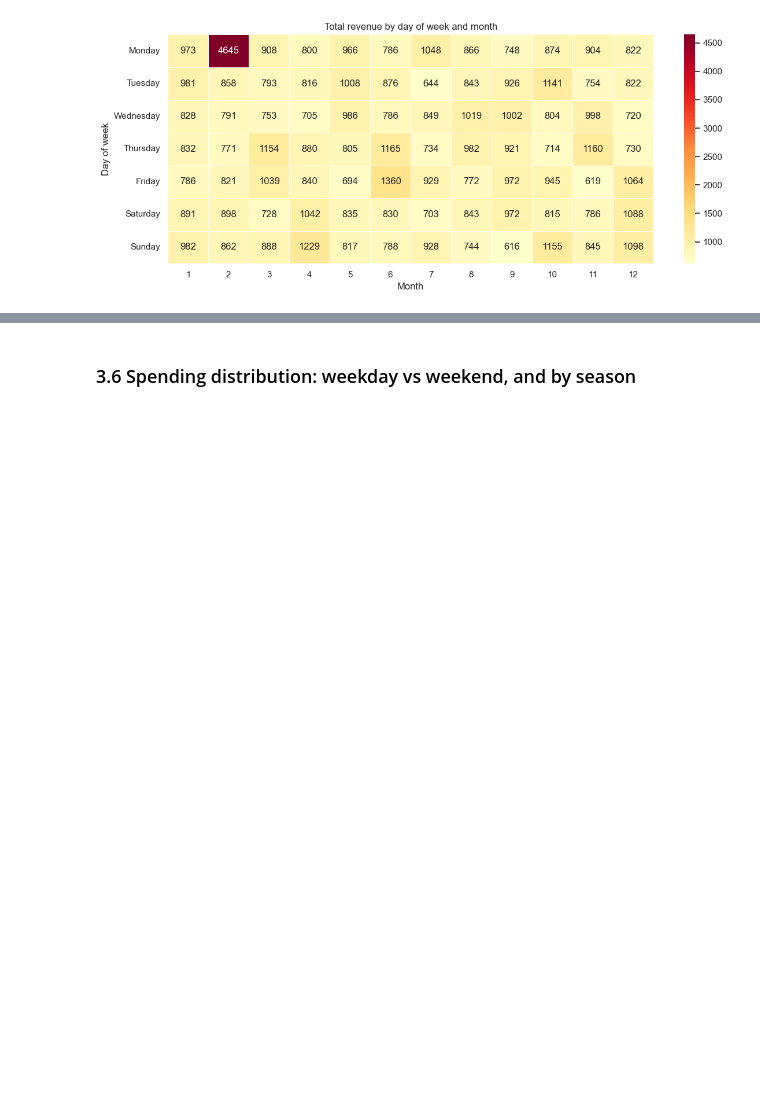
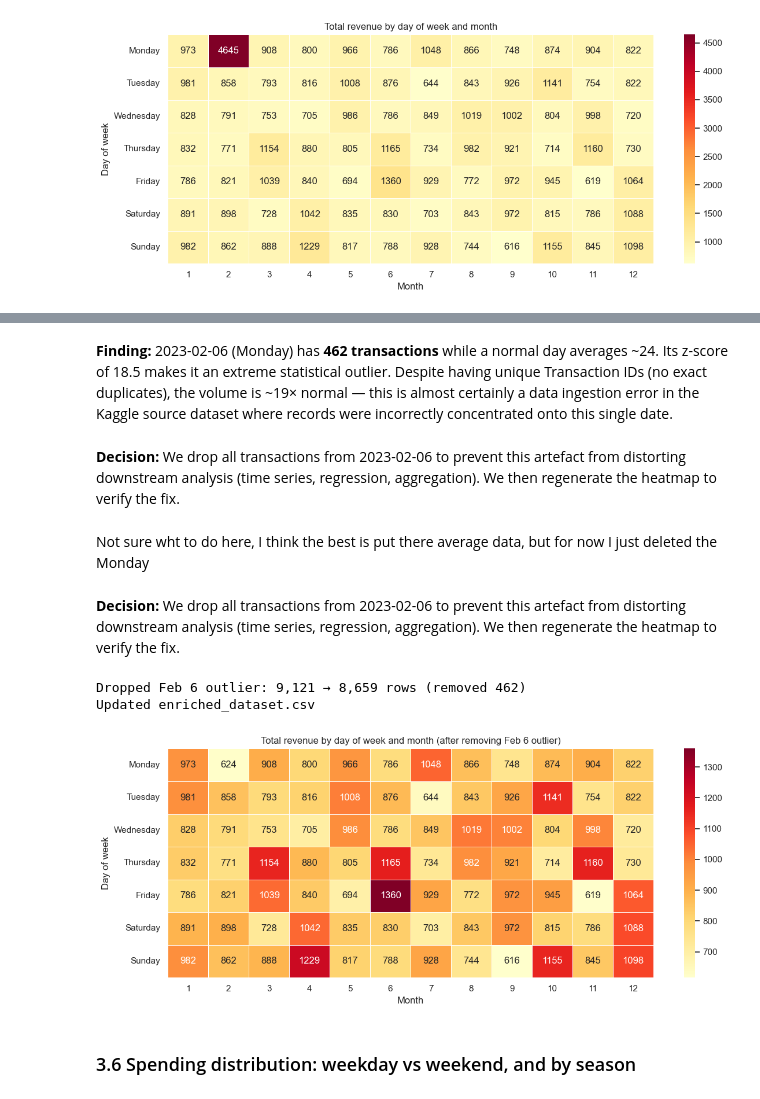
Before and after one commit to Jaskabraska/semestral_work_DD, a Jupyter notebook: semestral_project.ipynb, the cells around one changed output, grey strips where cells are left out. Drawn from its saved outputs; the diff is of its cells as text; code cells hidden in the pictures; blank space fills up the shorter version.

```diff
--- a/semestral_project.ipynb
+++ b/semestral_project.ipynb
@@ -545,3 +587,39 @@ plt.show()
+# %% [markdown]
+**Finding:** 2023-02-06 (Monday) has **462 transactions** while a normal day averages ~24. Its z-score of 18.5 makes it an extreme statistical outlier. Despite having unique Transaction IDs (no exact duplicates), the volume is ~19× normal — this is almost certainly a data ingestion error in the Kaggle source dataset where records were incorrectly concentrated onto this single date.
+# %% [markdown]
+**Decision:** We drop all transactions from 2023-02-06 to prevent this artefact from distorting downstream analysis (time series, regression, aggregation). We then regenerate the heatmap to verify the fix.
+# %% [markdown]
+Not sure wht to do here, I think the best is put there average data, but for now I just deleted the Monday
+# %% [markdown]
+**Decision:** We drop all transactions from 2023-02-06 to prevent this artefact from distorting downstream analysis (time series, regression, aggregation). We then regenerate the heatmap to verify the fix.
+# %%
+before = len(df)
+df = df[df['Transaction Date'] != pd.Timestamp('2023-02-06')].copy()
+print(f'Dropped Feb 6 outlier: {before:,} → {len(df):,} rows (removed {before - len(df):,})')
+
+df.to_csv('enriched_dataset.csv', index=False)
+print('Updated enriched_dataset.csv')
+# %% [output]
+Dropped Feb 6 outlier: 9,121 → 8,659 rows (removed 462)
+Updated enriched_dataset.csv
+# %%
+heatmap_fixed = df.pivot_table(
+    values='Total Spent',
+    index='day_name',
+    columns='month',
+    aggfunc='sum'
+).reindex(['Monday', 'Tuesday', 'Wednesday', 'Thursday', 'Friday', 'Saturday', 'Sunday'])
+
+plt.figure(figsize=(12, 5))
+sns.heatmap(heatmap_fixed, annot=True, fmt='.0f', cmap='YlOrRd', linewidths=0.5)
+plt.title('Total revenue by day of week and month (after removing Feb 6 outlier)')
+plt.ylabel('Day of week')
+plt.xlabel('Month')
+plt.tight_layout()
+plt.savefig('fig_heatmap_day_month_fixed.png', bbox_inches='tight')
+plt.show()
+# %% [output]
+[figure, added]
 # %% [markdown]
 ### 3.6 Spending distribution: weekday vs weekend, and by season
 # %%
```
Also changed, not shown: parts of 11 cells of this notebook, 9 other files.
